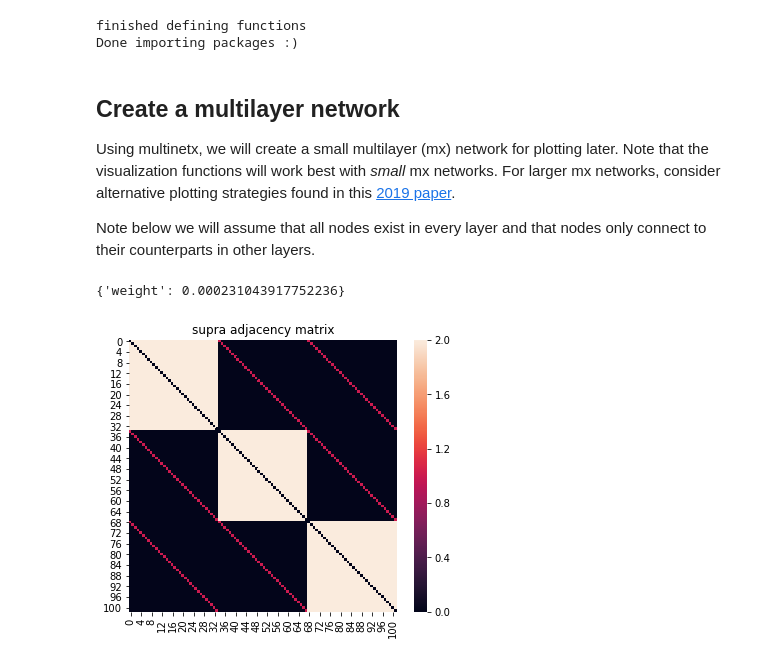
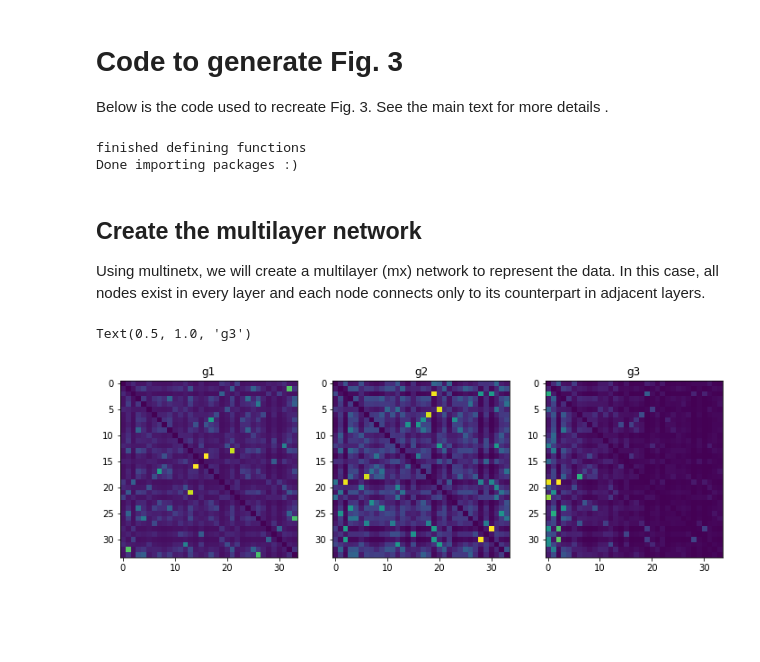
Before and after one commit to asizemore/multilayer_network_examples, a Jupyter notebook: fig3_viz.ipynb, the cells around one changed output. Saved outputs shown, nothing was run; the diff lists cells and outputs as text; code cells hidden in the pictures; blank space fills up the shorter version.

```diff
--- a/fig3_viz.ipynb
+++ b/fig3_viz.ipynb
@@ -5,3 +1,7 @@ Below we show three examples of the mx_viz functions. Please see the `slide_figu
+# %% [markdown]
+# Code to generate Fig. 3
+
+Below is the code used to recreate Fig. 3. See the main text for more details .
 # %%
 ## Import packages
 
@@ -23,17 +25,17 @@ print("Done importing packages :)")
 finished defining functions
 Done importing packages :)
 # %% [markdown]
-## Create a multilayer network
+## Create the multilayer network
 
-Using multinetx, we will create a small multilayer (mx) network for plotting later. Note that the visualization functions will work best with _small_ mx networks. For larger mx networks, consider alternative plotting strategies found in this [2019 paper](https://onlinelibrary.wiley.com/doi/full/10.1111/cgf.13610).
-
-Note below we will assume that all nodes exist in every layer and that nodes only connect to their counterparts in other layers.
+Using multinetx, we will create a multilayer (mx) network to represent the data. In this case, all nodes exist in every layer and each node connects only to its counterpart in adjacent layers.
 # %%
-# Define number of nodes (number of nodes in largest layer).
+# Set the number of nodes
 nNodes = 34
 
-# Define number of levels.
+# Define number of levels (L2).
 nLayers = 3
+
+## Read in data and create individual layers g1, g2, g3
 
 # open and write g1 as one over distance dorado
 with open('data/oodahat_dorado.csv', newline='') as f:
@@ -47,7 +49,7 @@ g1.add_nodes_from(stars)
 for r in stars:
     for c in stars:
 
-        # Add edge if r != c
+        # Add edge if r != c to avoid self-loops
         if r!= c:
             g1.add_edge(r,c,weight=float(distances[r-1][c-1]))
 
@@ -59,58 +61,41 @@ with open('data/saccahat_dorado.csv', newline='') as f:
 
 stars = np.arange(1,35,1)
 g2 = nx.DiGraph()
 g2.add_nodes_from(stars)
 
 for r in stars:
     for c in stars:
         if r != c:
             g2.add_edge(r,c,weight=float(distances[r-1][c-1]))
 
 
 # open and write g3 as mags dorado
 with open('data/magsahat_dorado.csv', newline='') as f:
     reader = csv.reader(f)
     distances = list(reader)
 
 stars = np.arange(1,35,1)
 g3 = nx.DiGraph()
 g3.add_nodes_from(stars)
 
 for r in stars:
     for c in stars:
         if r !=c:
             g3.add_edge(r,c,weight=float(distances[r-1][c-1]))
 
 
+## Plot to check out our matrices -- note that only g3 is directed
 
-# Use multinetx to generate three graphs each on nNodes nodes.
-# g1 = mx.generators.erdos_renyi_graph(nNodes,0.5,seed=216)
-# g2 = mx.generators.erdos_renyi_graph(nNodes,0.5,seed=130)
-# g3 = mx.generators.erdos_renyi_graph(nNodes,0.5,seed=81)
+fig, (ax0, ax1, ax2) = plt.subplots(nrows=1, ncols=3, sharex=True,
+                                    figsize=(12, 6))
+ax0.imshow(nx.adjacency_matrix(g1,weight='weight').todense())
+ax0.set_title('g1')
 
-# Define adjacency between layers. Here we only assign nodes to themselves in each layer.
-adj_block = mx.lil_matrix(np.zeros((nNodes*nLayers,nNodes*nLayers)))
+ax1.imshow(nx.adjacency_matrix(g2,weight='weight').todense())
+ax1.set_title('g2')
 
-for i in np.arange(nLayers-1):
-    for l in np.arange(i+1,nLayers):
-        adj_block[i*nNodes:(i+1)*nNodes, (l)*nNodes:(l+1)*nNodes] = np.identity(nNodes)
-
-adj_block += adj_block.T
-
-# Create multilayer graph with mx.
-mg = mx.MultilayerGraph(list_of_layers=[g1,g2,g3],
-                        inter_adjacency_matrix=adj_block)
-
-# Here we can set the edge weights to different values just so we can see which are inter- and intra-layer edges.
-mg.set_edges_weights(intra_layer_edges_weight=2,
-                    inter_layer_edges_weight=1)
-
-## Plot the supra-adjacency matrix to check that we actually made a multilayer network.
-fig = plt.figure(figsize=(6,5))
-sns.heatmap(mx.adjacency_matrix(mg,weight='weight').todense())
-plt.title('supra adjacency matrix');
-
-g1.get_edge_data(1,4)
+ax2.imshow(nx.adjacency_matrix(g3,weight='weight').todense())
+ax2.set_title('g3')
 # %% [output]
-{'weight': 0.000231043917752236}
+Text(0.5, 1.0, 'g3')
-[figure, old version]
+[figure, new version]
```
Also changed, not shown: parts of 13 cells of this notebook, 3 other files.
